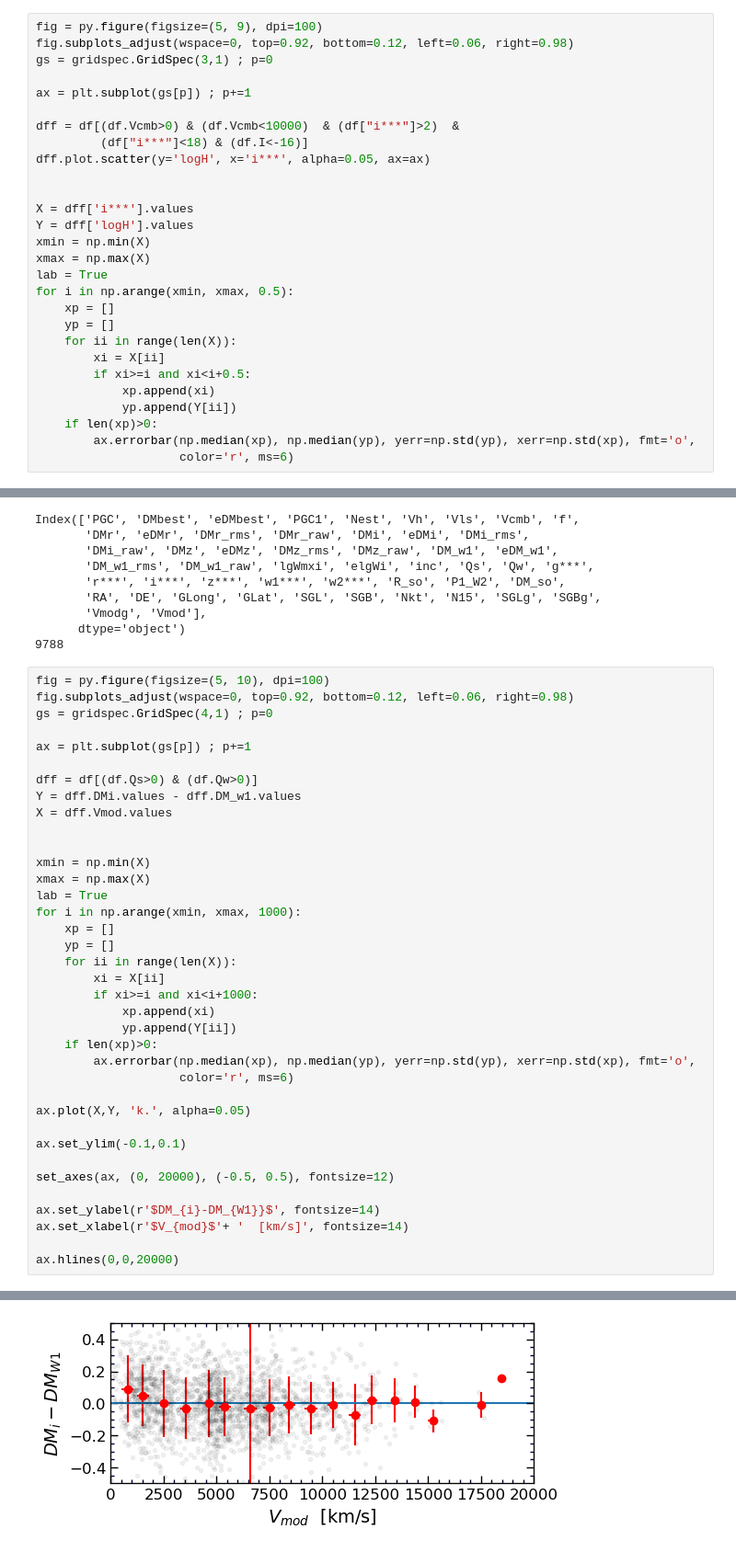
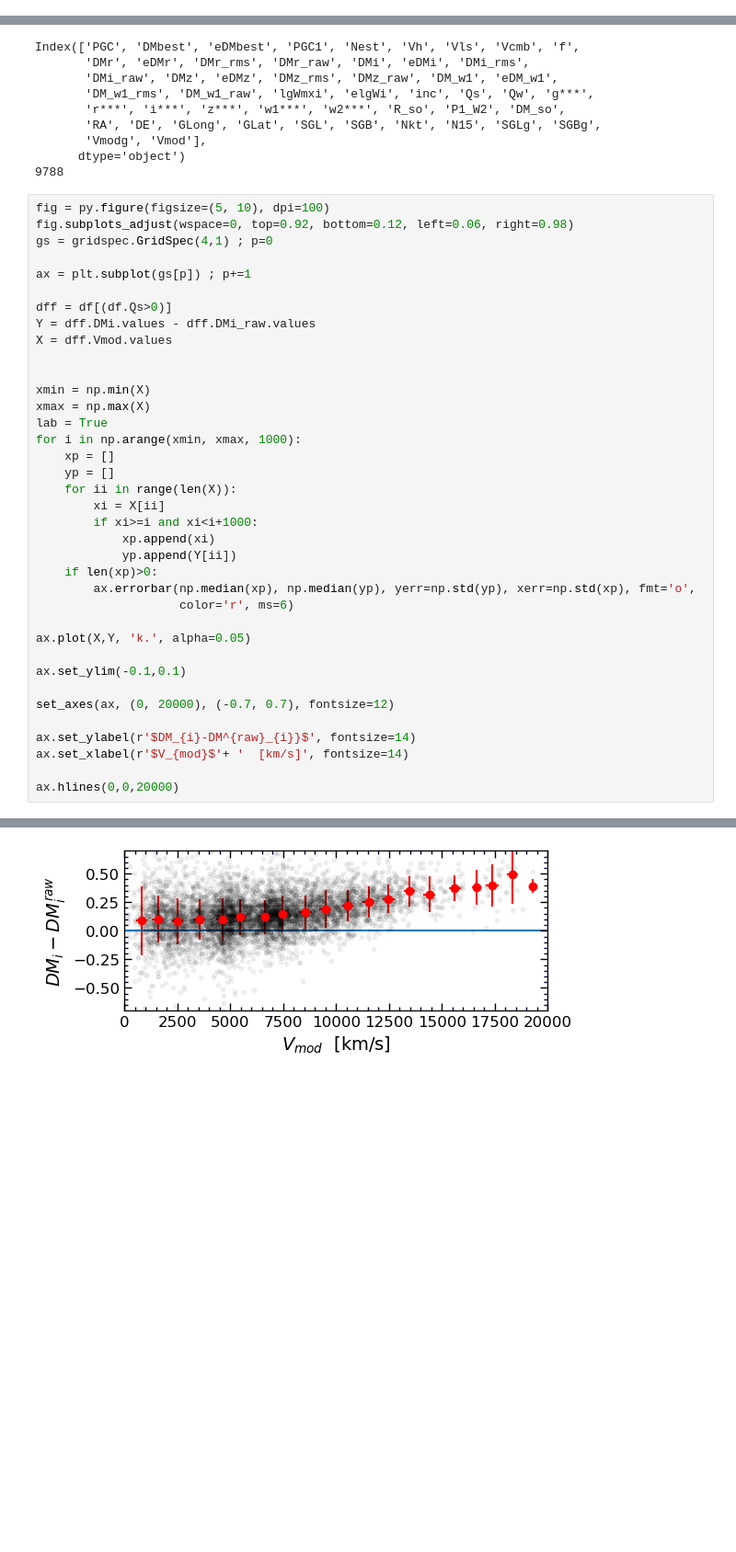
Before and after one commit to ekourkchi/test_TFRcatal, a Jupyter notebook: Hubble_cutoff.ipynb, the cells around one changed output, grey strips where cells are left out. Shown at 92% size. Drawn from its saved outputs; the diff is of its cells as text; blank space fills up the shorter version.

Commit message:
fit curved TFR

```diff
--- a/Hubble_cutoff.ipynb
+++ b/Hubble_cutoff.ipynb
@@ -638,28 +643,0 @@ The colNum attribute was deprecated in Matplotlib 3.2 and will be removed two mi
-# %%
-fig = py.figure(figsize=(5, 9), dpi=100)
-fig.subplots_adjust(wspace=0, top=0.92, bottom=0.12, left=0.06, right=0.98)
-gs = gridspec.GridSpec(3,1) ; p=0
-
-ax = plt.subplot(gs[p]) ; p+=1
-
-dff = df[(df.Vcmb>0) & (df.Vcmb<10000)  & (df["i***"]>2)  &
-         (df["i***"]<18) & (df.I<-16)]
-dff.plot.scatter(y='logH', x='i***', alpha=0.05, ax=ax)
-
-
-X = dff['i***'].values
-Y = dff['logH'].values
-xmin = np.min(X)
-xmax = np.max(X)
-lab = True
-for i in np.arange(xmin, xmax, 0.5):
-    xp = []
-    yp = []
-    for ii in range(len(X)):
-        xi = X[ii]
-        if xi>=i and xi<i+0.5:
-            xp.append(xi)
-            yp.append(Y[ii])
-    if len(xp)>0:
-        ax.errorbar(np.median(xp), np.median(yp), yerr=np.std(yp), xerr=np.std(xp), fmt='o',
-                    color='r', ms=6)
@@ -854,36 +841,36 @@ gs = gridspec.GridSpec(4,1) ; p=0
 
 ax = plt.subplot(gs[p]) ; p+=1
 
-dff = df[(df.Qs>0) & (df.Qw>0)]
-Y = dff.DMi.values - dff.DM_w1.values
+dff = df[(df.Qs>0)]
+Y = dff.DMi.values - dff.DMi_raw.values
 X = dff.Vmod.values
 
 
 xmin = np.min(X)
 xmax = np.max(X)
 lab = True
 for i in np.arange(xmin, xmax, 1000):
     xp = []
     yp = []
     for ii in range(len(X)):
         xi = X[ii]
         if xi>=i and xi<i+1000:
             xp.append(xi)
             yp.append(Y[ii])
     if len(xp)>0:
         ax.errorbar(np.median(xp), np.median(yp), yerr=np.std(yp), xerr=np.std(xp), fmt='o',
                     color='r', ms=6)
 
 ax.plot(X,Y, 'k.', alpha=0.05)
 
 ax.set_ylim(-0.1,0.1)
 
-set_axes(ax, (0, 20000), (-0.5, 0.5), fontsize=12)
+set_axes(ax, (0, 20000), (-0.7, 0.7), fontsize=12)
 
-ax.set_ylabel(r'$DM_{i}-DM_{W1}}$', fontsize=14)
+ax.set_ylabel(r'$DM_{i}-DM^{raw}_{i}}$', fontsize=14)
 ax.set_xlabel(r'$V_{mod}$'+ '  [km/s]', fontsize=14)
 
 ax.hlines(0,0,20000)
 # %% [output]
 <matplotlib.collections.LineCollection at 0x...>
-[figure, old version]
+[figure, new version]
```
Also changed, not shown: parts of 20 cells of this notebook, 3 other files.
